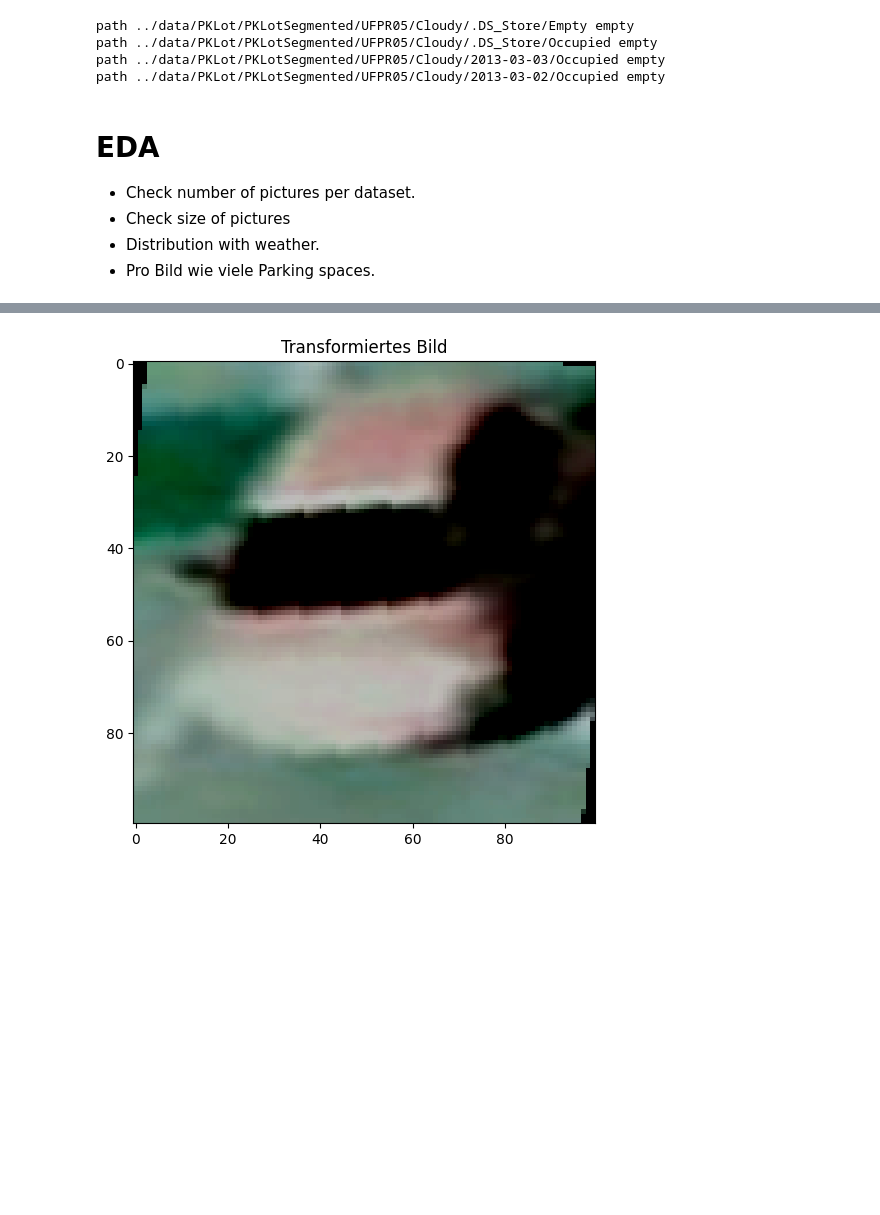
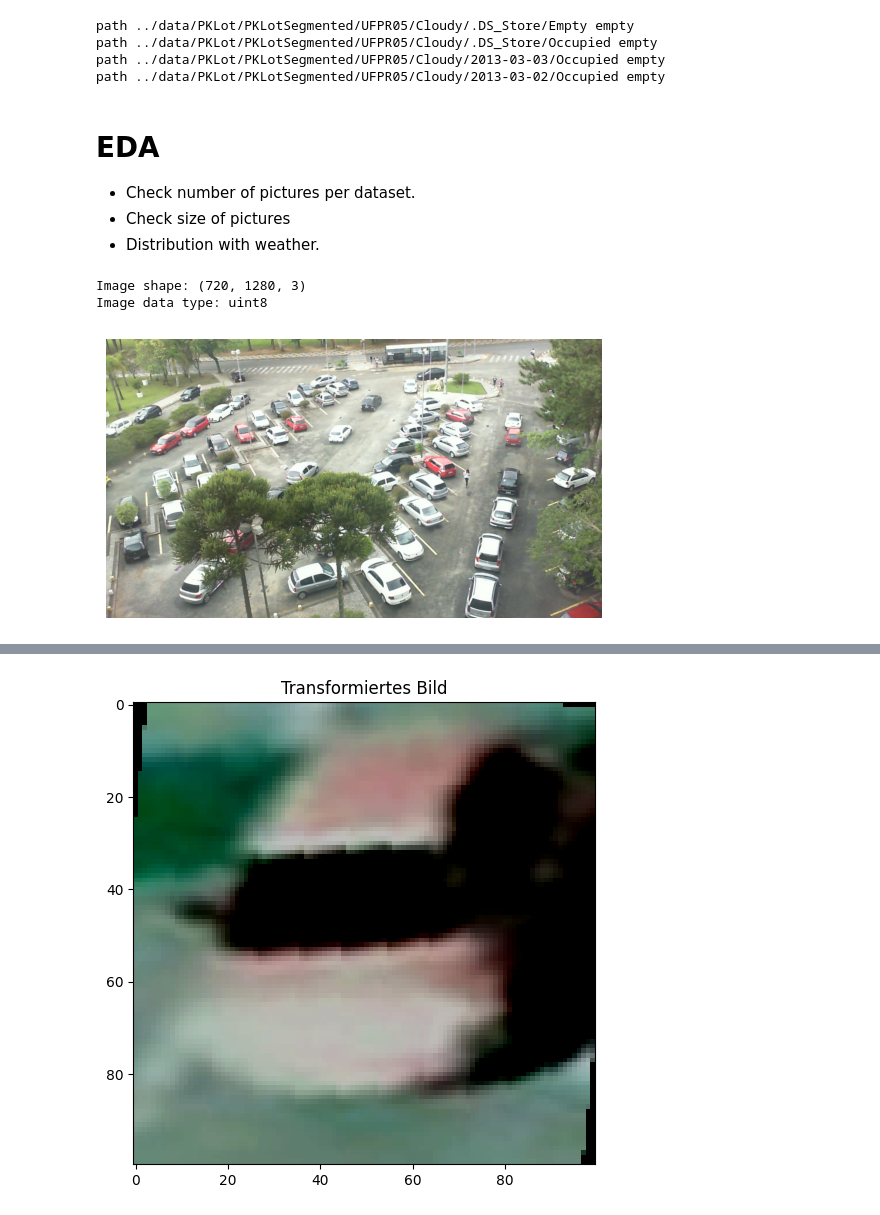
Before and after one commit to maxivmn/pklot, a Jupyter notebook: notebooks/classification.ipynb, the cells around one changed output, grey strips where cells are left out. Saved outputs shown, nothing was run; the diff lists cells and outputs as text; code cells hidden in the pictures; blank space fills up the shorter version.

```diff
--- a/notebooks/classification.ipynb
+++ b/notebooks/classification.ipynb
@@ -110,8 +115,34 @@ path ../data/PKLot/PKLotSegmented/UFPR05/Cloudy/2013-03-02/Occupied empty
 - Check number of pictures per dataset.
 - Check size of pictures
 - Distribution with weather.
-- Pro Bild wie viele Parking spaces.
 # %%
 emptylist= os.listdir(os.path.join(DATASET_PATH,'Empty'))
 occupiedlist = os.listdir(os.path.join(DATASET_PATH,'Occupied'))
 labels = ['Empty','Occupied']
+# %%
+# Have a look at the images
+img_path = '../data/PKLot/PKLot/UFPR04/Sunny/2012-12-07/'
+
+imge = '2012-12-07_17_22_25.jpg'
+imge_xml = '2012-12-07_17_22_25.xml'
+
+img = Image.open(img_path+imge)
+# Read the image
+imgocv = cv2.imread(img_path+imge)
+
+# Display information about the image
+print(f"Image shape: {imgocv.shape}")
+print(f"Image data type: {imgocv.dtype}")
+
+# Convert the image from BGR to RGB (OpenCV uses BGR by default)
+img_rgb = cv2.cvtColor(imgocv, cv2.COLOR_BGR2RGB)
+
+# Display the image
+plt.imshow(img_rgb)
+
+plt.axis('off')  # Turn off axis labels
+plt.show()
+# %% [output]
+Image shape: (720, 1280, 3)
+Image data type: uint8
+[figure, added]
```
Also changed, not shown: parts of 16 cells of this notebook, 2 other files.
